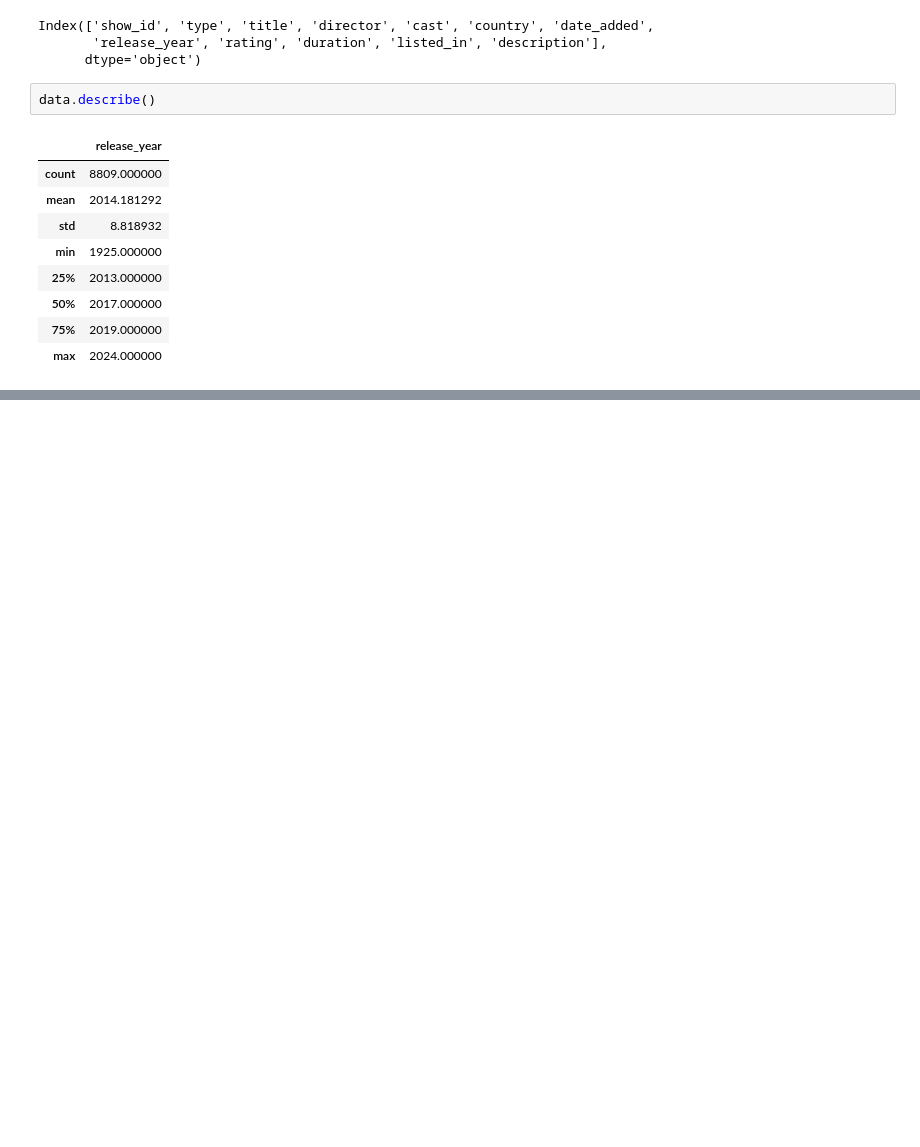
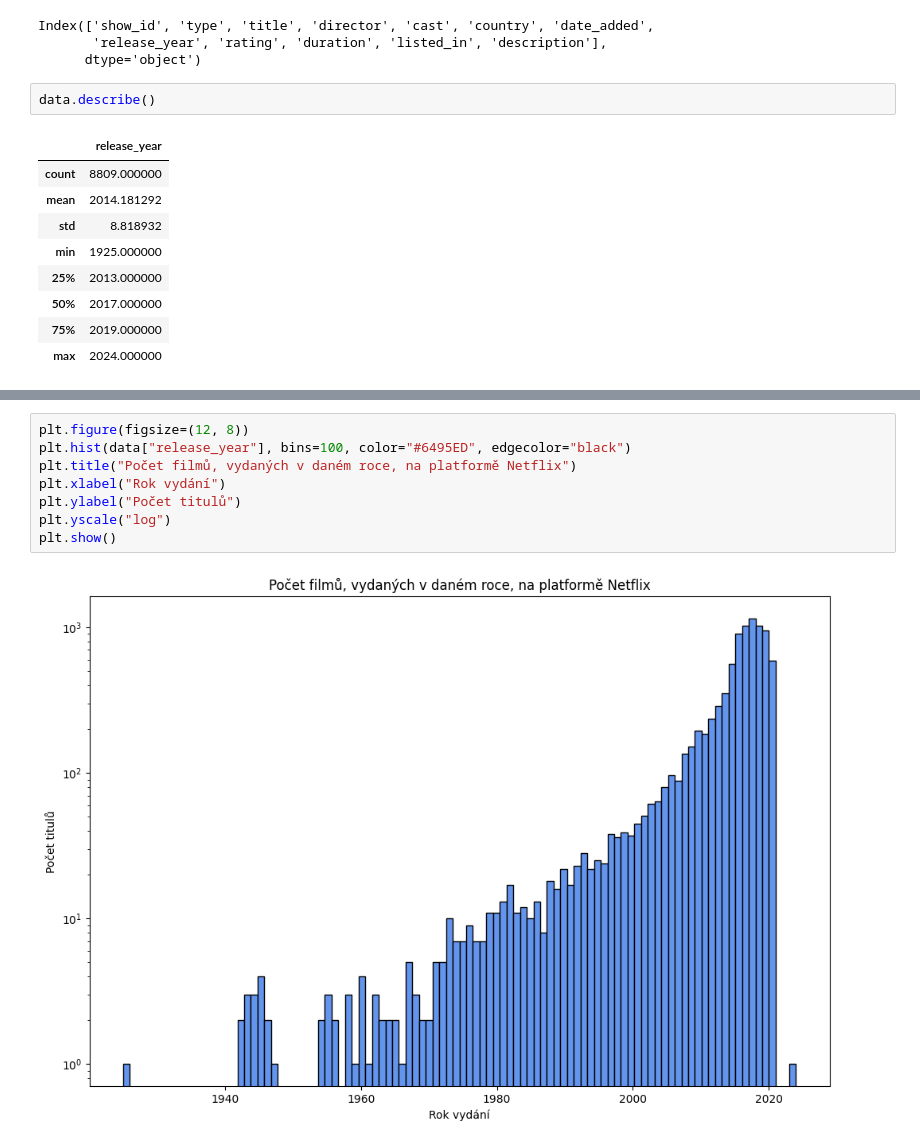
Before and after one commit to ondrejsvorc/UJEP, a Jupyter notebook: MSW/2/2.ipynb, the cells around one changed output, grey strips where cells are left out. Cells and saved outputs as stored; diff of their text form; blank space fills up the shorter version.

```diff
--- a/MSW/2/2.ipynb
+++ b/MSW/2/2.ipynb
@@ -63,0 +140,10 @@ data.head(10)
+# %%
+plt.figure(figsize=(12, 8))
+plt.hist(data["release_year"], bins=100, color="#6495ED", edgecolor="black")
+plt.title("Počet filmů, vydaných v daném roce, na platformě Netflix")
+plt.xlabel("Rok vydání")
+plt.ylabel("Počet titulů")
+plt.yscale("log")
+plt.show()
+# %% [output]
+[figure, added]
```
Also changed, not shown: parts of 8 cells of this notebook.
